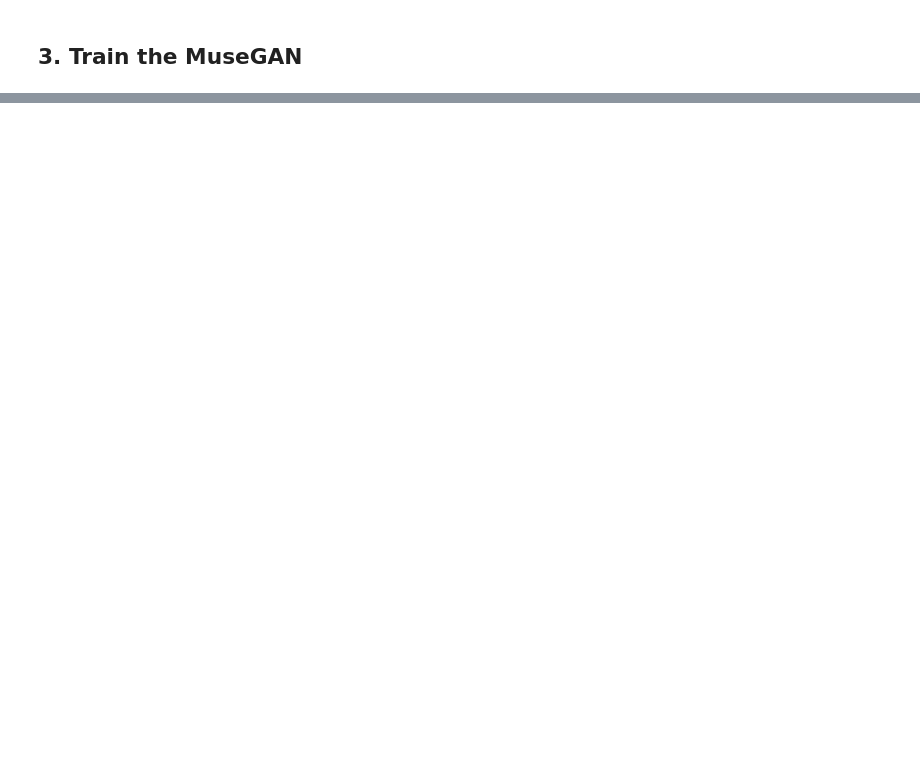
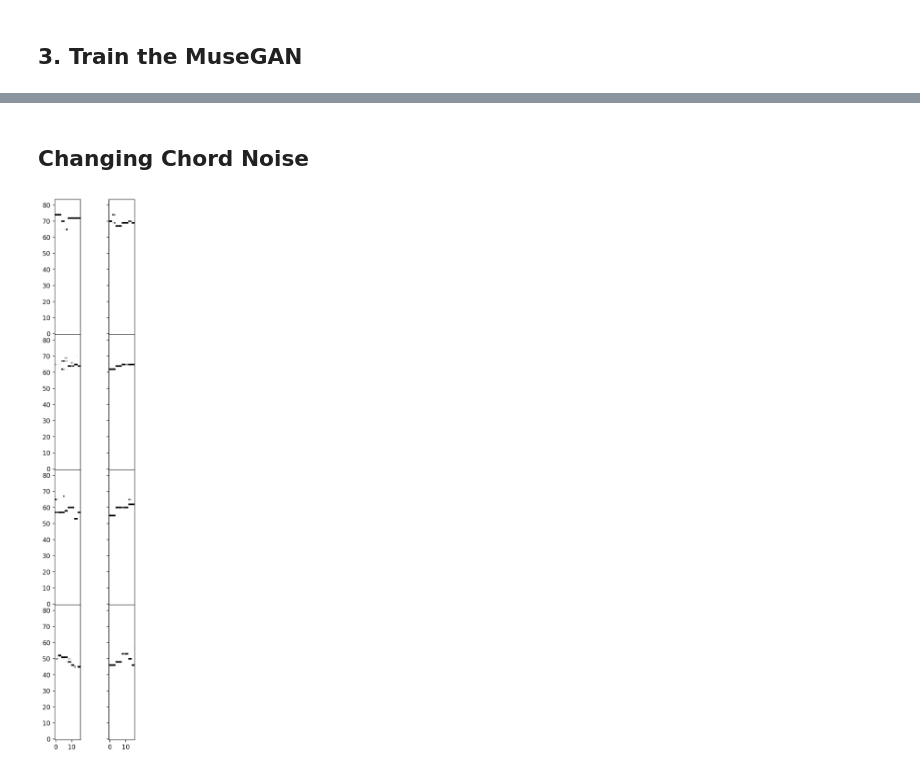
Before and after one commit to davidADSP/Generative_Deep_Learning_2nd_Edition, a Jupyter notebook: notebooks/music/bach-chorales/train.ipynb, the cells around one changed output, grey strips where cells are left out. Cells and saved outputs as stored; diff of their text form; code cells hidden in the pictures; blank space fills up the shorter version.

```diff
--- a/notebooks/music/bach-chorales/train.ipynb
+++ b/notebooks/music/bach-chorales/train.ipynb
@@ -413,0 +460,14 @@ display(imgs, cmap = None)
+# %% [markdown]
+## Changing Chord Noise
+# %%
+chords_random_latent_vectors_2 = np.random.normal(size=(num_scores, Z_DIM))
+random_latent_vectors_2 = [chords_random_latent_vectors_2
+                             , style_random_latent_vectors
+                             , melody_random_latent_vectors
+                             , groove_random_latent_vectors]
+generated_music_2 = generator(random_latent_vectors_2)
+generated_music_2 = generated_music_2.numpy()
+draw_score(generated_music_2, 0)
+notes_to_midi(generated_music_2, N_BARS, N_TRACKS, N_STEPS_PER_BAR, filename = "output_midi_chords_changed")
+# %% [output]
+[figure, added]
```
Also changed, not shown: parts of 27 cells of this notebook, 8 other files.
